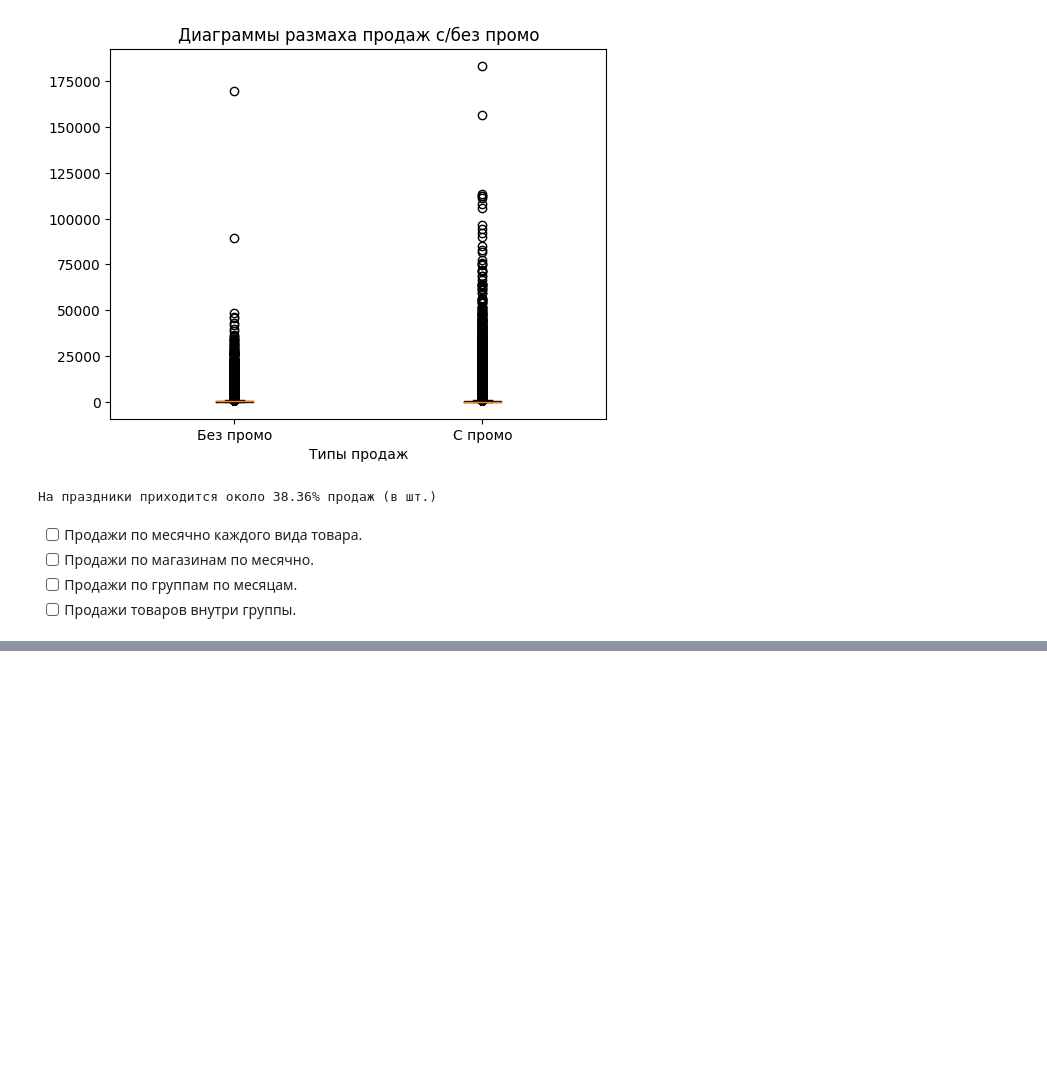
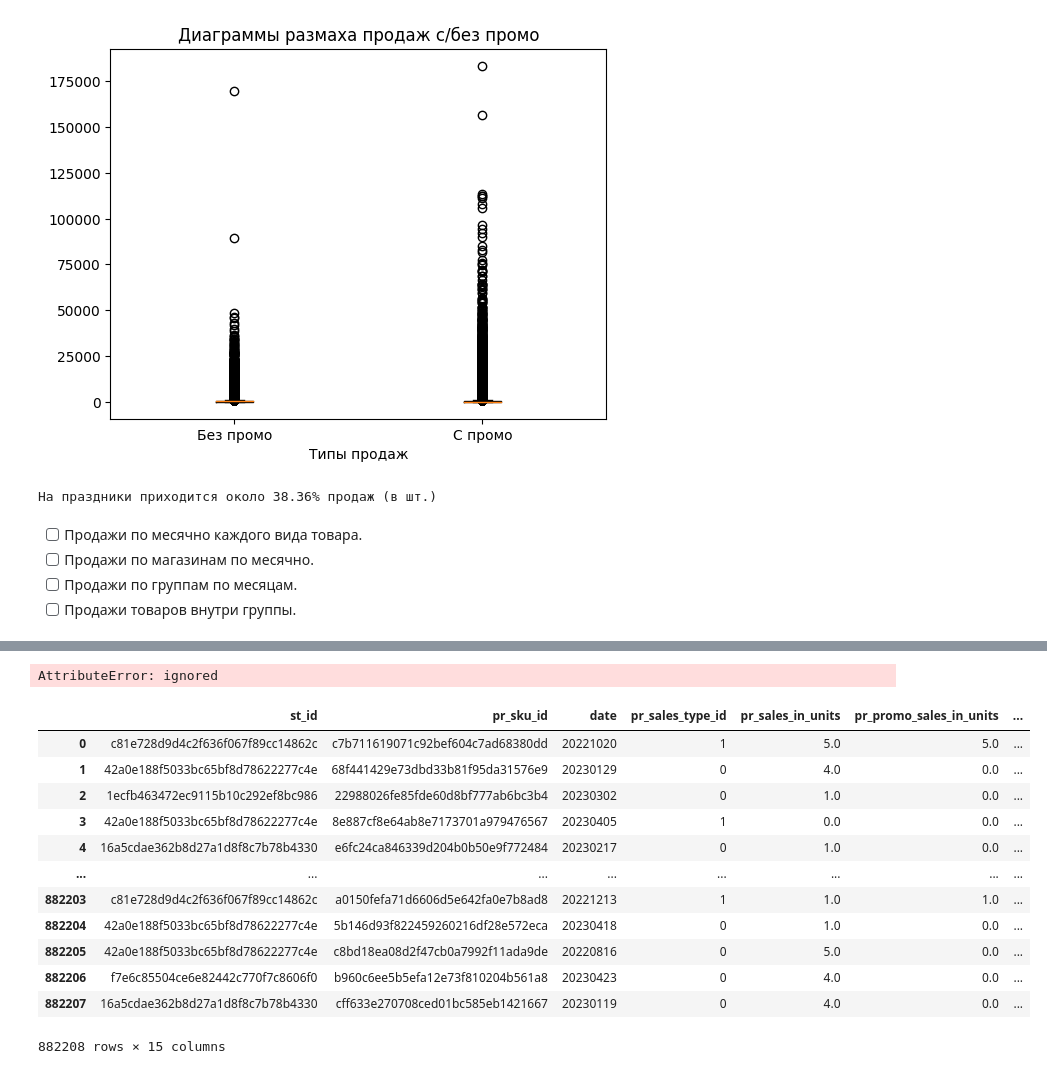
Before and after one commit to vkslv/lenta_x_yp, a Jupyter notebook: lenta1.ipynb, the cells around one changed output, grey strips where cells are left out. Cells and saved outputs as stored; diff of their text form; code cells hidden in the pictures; blank space fills up the shorter version.

```diff
--- a/lenta1.ipynb
+++ b/lenta1.ipynb
@@ -152,0 +162,22 @@ print('На праздники приходится около {0:.2%} прод
+# %%
+sales_df_train['pr_sales_in_units'] = sales_df_train.groupby(['st_id', 'pr_sku_id'])['pr_sales_in_units'].transform(lambda x: x.fillna(x.mode()[0] if not x.mode().empty else 'Unknown'))
+# %%
+sales_df_train.groupby(['st_id', 'pr_sku_id'])['pr_sales_in_units'].mode()[0]
+# %% [output]
+AttributeError: ignored
+# %%
+sales_df_train
+# %% [output]
+|  | st_id | pr_sku_id | date | pr_sales_type_id | pr_sales_in_units | pr_promo_sales_in_units | ... |
+| 0 | c81e728d9d4c2f636f067f89cc14862c | c7b711619071c92bef604c7ad68380dd | 20221020 | 1 | 5.0 | 5.0 | ... |
+| 1 | 42a0e188f5033bc65bf8d78622277c4e | 68f441429e73dbd33b81f95da31576e9 | 20230129 | 0 | 4.0 | 0.0 | ... |
+| 2 | 1ecfb463472ec9115b10c292ef8bc986 | 22988026fe85fde60d8bf777ab6bc3b4 | 20230302 | 0 | 1.0 | 0.0 | ... |
+| 3 | 42a0e188f5033bc65bf8d78622277c4e | 8e887cf8e64ab8e7173701a979476567 | 20230405 | 1 | 0.0 | 0.0 | ... |
+| 4 | 16a5cdae362b8d27a1d8f8c7b78b4330 | e6fc24ca846339d204b0b50e9f772484 | 20230217 | 0 | 1.0 | 0.0 | ... |
+| ... | ... | ... | ... | ... | ... | ... | ... |
+| 882203 | c81e728d9d4c2f636f067f89cc14862c | a0150fefa71d6606d5e642fa0e7b8ad8 | 20221213 | 1 | 1.0 | 1.0 | ... |
+| 882204 | 42a0e188f5033bc65bf8d78622277c4e | 5b146d93f822459260216df28e572eca | 20230418 | 0 | 1.0 | 0.0 | ... |
+| 882205 | 42a0e188f5033bc65bf8d78622277c4e | c8bd18ea08d2f47cb0a7992f11ada9de | 20220816 | 0 | 5.0 | 0.0 | ... |
+| 882206 | f7e6c85504ce6e82442c770f7c8606f0 | b960c6ee5b5efa12e73f810204b561a8 | 20230423 | 0 | 4.0 | 0.0 | ... |
+| 882207 | 16a5cdae362b8d27a1d8f8c7b78b4330 | cff633e270708ced01bc585eb1421667 | 20230119 | 0 | 4.0 | 0.0 | ... |
+882208 rows × 15 columns
```
Also changed, not shown: parts of 2 cells of this notebook.
